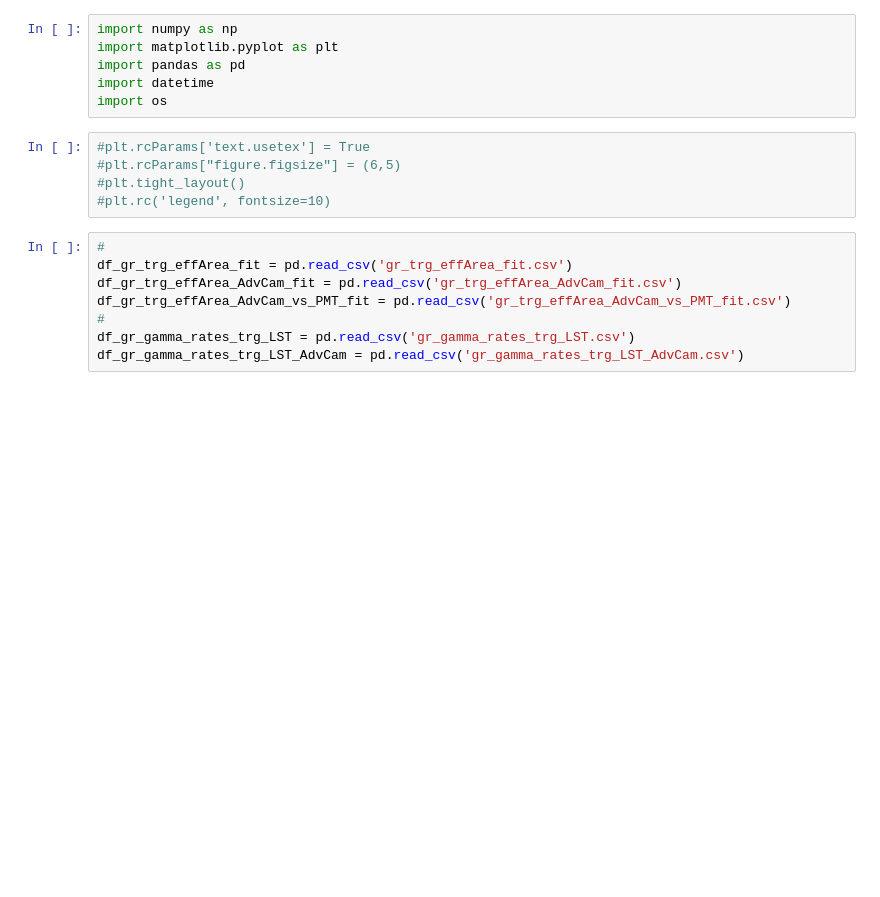
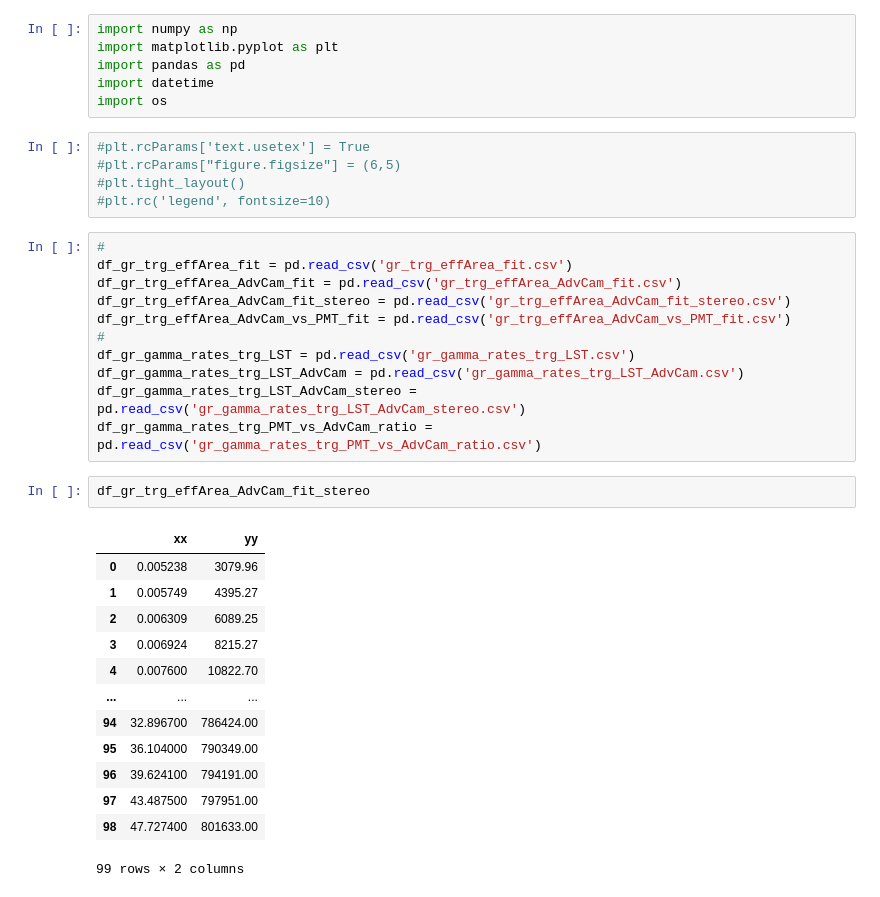
Before and after one commit to burmist-git/spenvis, a Jupyter notebook: plots.ipynb, the cells around one changed output. Cells and saved outputs as stored; diff of their text form; blank space fills up the shorter version.

```diff
--- a/plots.ipynb
+++ b/plots.ipynb
@@ -13,8 +13,27 @@ import os
 #
 df_gr_trg_effArea_fit = pd.read_csv('gr_trg_effArea_fit.csv')
 df_gr_trg_effArea_AdvCam_fit = pd.read_csv('gr_trg_effArea_AdvCam_fit.csv')
+df_gr_trg_effArea_AdvCam_fit_stereo = pd.read_csv('gr_trg_effArea_AdvCam_fit_stereo.csv')
 df_gr_trg_effArea_AdvCam_vs_PMT_fit = pd.read_csv('gr_trg_effArea_AdvCam_vs_PMT_fit.csv')
 #
 df_gr_gamma_rates_trg_LST = pd.read_csv('gr_gamma_rates_trg_LST.csv')
 df_gr_gamma_rates_trg_LST_AdvCam = pd.read_csv('gr_gamma_rates_trg_LST_AdvCam.csv')
+df_gr_gamma_rates_trg_LST_AdvCam_stereo = pd.read_csv('gr_gamma_rates_trg_LST_AdvCam_stereo.csv')
+df_gr_gamma_rates_trg_PMT_vs_AdvCam_ratio = pd.read_csv('gr_gamma_rates_trg_PMT_vs_AdvCam_ratio.csv')
+# %%
+df_gr_trg_effArea_AdvCam_fit_stereo
+# %% [output]
+|  | xx | yy |
+| 0 | 0.005238 | 3079.96 |
+| 1 | 0.005749 | 4395.27 |
+| 2 | 0.006309 | 6089.25 |
+| 3 | 0.006924 | 8215.27 |
+| 4 | 0.007600 | 10822.70 |
+| ... | ... | ... |
+| 94 | 32.896700 | 786424.00 |
+| 95 | 36.104000 | 790349.00 |
+| 96 | 39.624100 | 794191.00 |
+| 97 | 43.487500 | 797951.00 |
+| 98 | 47.727400 | 801633.00 |
+99 rows × 2 columns
 # %%
```
Also changed, not shown: parts of 51 cells of this notebook, 6 other files.
